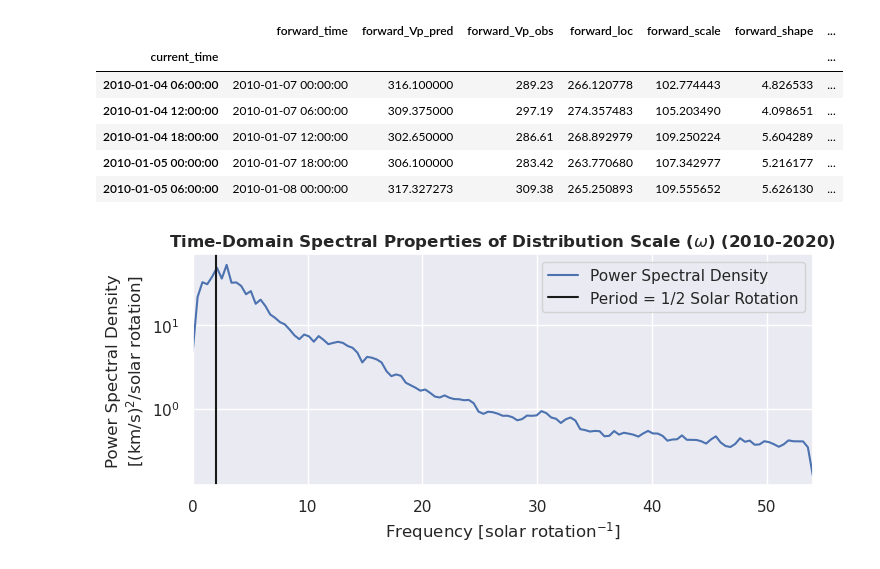
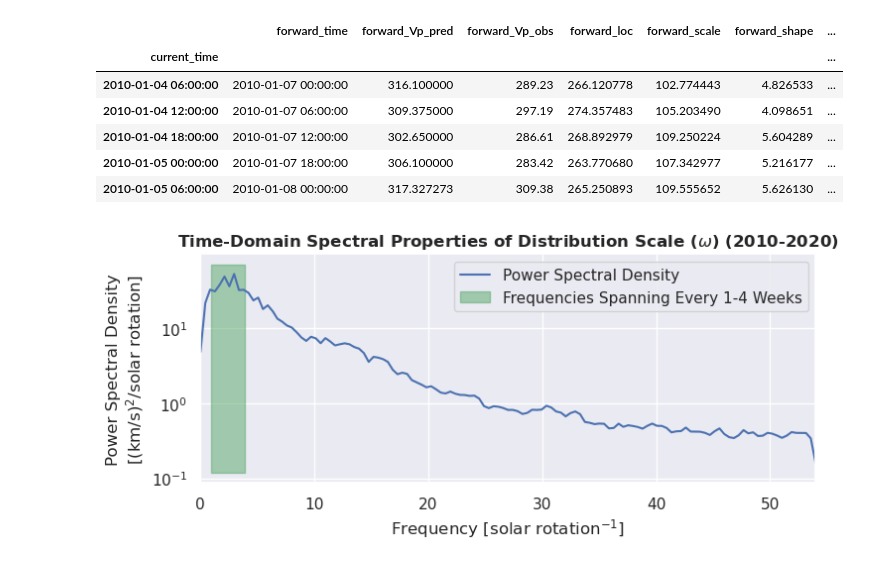
Before and after one commit to ddasilva/wsa_knn_uncertainty_v2, a Jupyter notebook: notebooks/Spectral Properties.ipynb, the cells around one changed output. Drawn from its saved outputs; the diff is of its cells as text; code cells hidden in the pictures.

```diff
--- a/notebooks/Spectral Properties.ipynb
+++ b/notebooks/Spectral Properties.ipynb
@@ -40,16 +40,30 @@ freqs, psd = welch(df_dataset["forward_scale"], fs=fs, nperseg=256)
 # %%
 # plot
 plt.figure(figsize=(8, 3))
 plt.semilogy(freqs, psd, label="Power Spectral Density")  # semilog-y is common for PSD
 plt.title(
     f"Time-Domain Spectral Properties of Distribution Scale ($\omega$) (2010-2020)",
     fontweight="bold",
 )
 plt.xlabel("Frequency [solar rotation$^{-1}$]")
 plt.ylabel("Power Spectral Density\n[(km/s)$^2$/solar rotation]")
-plt.axvline(2, color="k", label="Period = 1/2 Solar Rotation")
+# plt.axvline(2, color="k", label="Period = 1/2 Solar Rotation")
+
+start = 27 / 7
+stop = 27 / 28
+lo, hi = plt.ylim()
+
+plt.fill_between(
+    [start, stop],
+    [lo, lo],
+    [hi, hi],
+    color="C2",
+    alpha=0.5,
+    label="Frequencies Spanning Every 1-4 Weeks",
+)
+
 plt.xlim(0, freqs.max())
 plt.legend()
 plt.savefig("../plots/spectral_properties.png", dpi=300, bbox_inches="tight")
 # %% [output]
-[figure, old version]
+[figure, new version]
```
Also changed, not shown: parts of 1 cell of this notebook, 7 other files.
